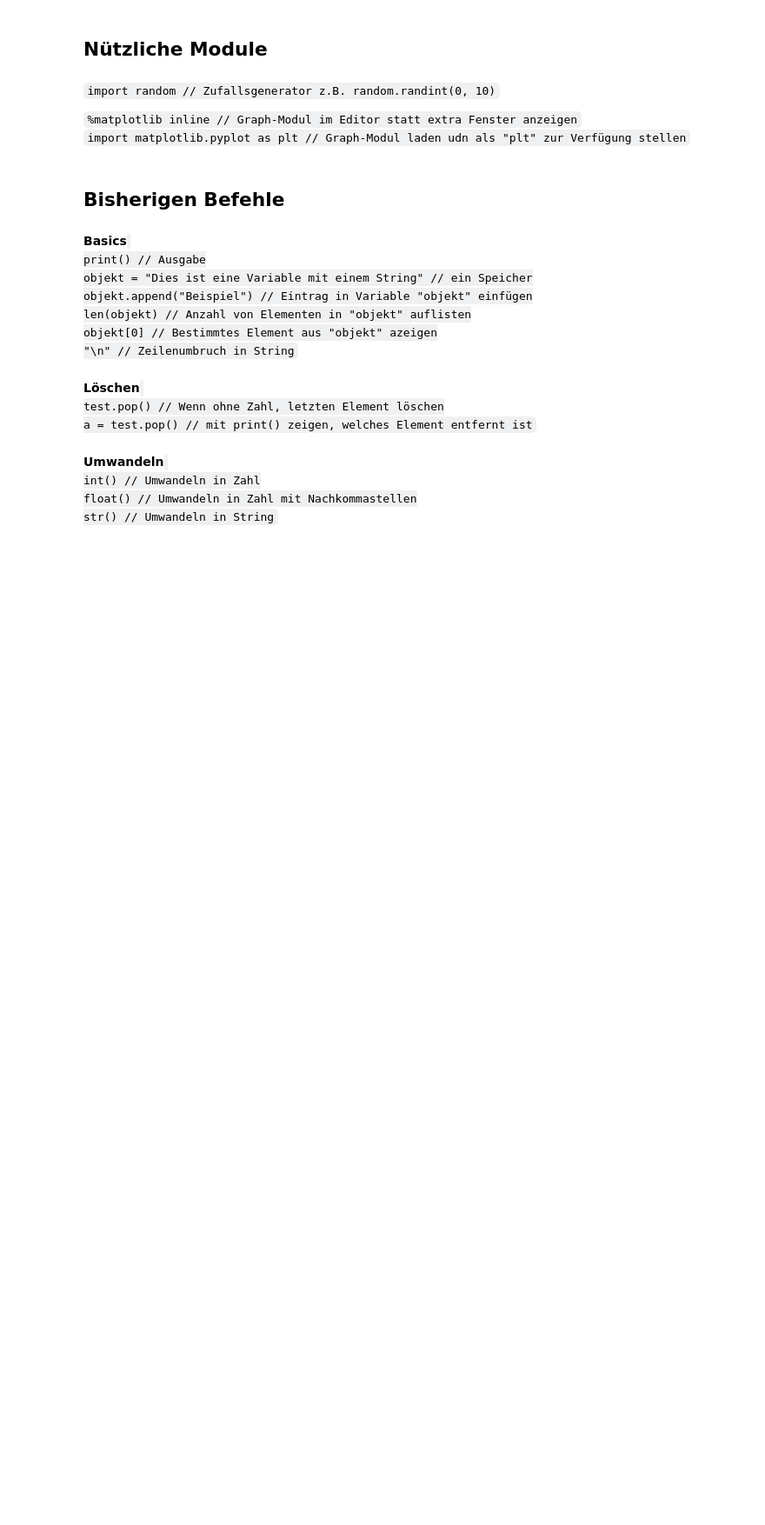
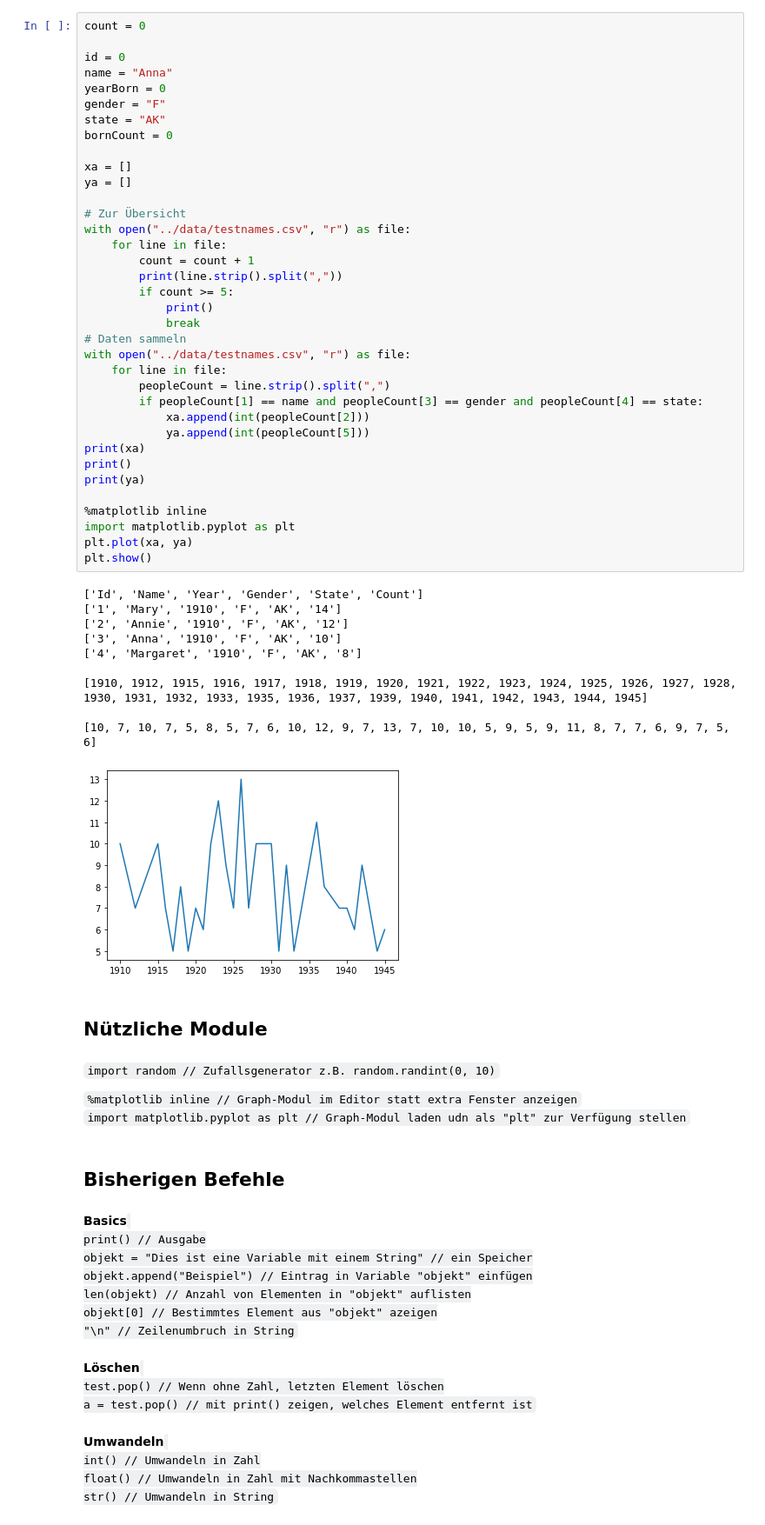
Before and after one commit to ViktorXs/learning-python, a Jupyter notebook: notebook-files/eigene_uebungen/Eigene Übungen.ipynb, the cells around one changed output. Shown: that part at 87% size. Saved outputs shown, nothing was run; the diff lists cells and outputs as text; blank space fills up the shorter version.

```diff
--- a/notebook-files/eigene_uebungen/Eigene Übungen.ipynb
+++ b/notebook-files/eigene_uebungen/Eigene Übungen.ipynb
@@ -3,3 +4,50 @@
+# %%
+count = 0
+
+id = 0
+name = "Anna"
+yearBorn = 0
+gender = "F"
+state = "AK"
+bornCount = 0
+
+xa = []
+ya = []
+
+# Zur Übersicht
+with open("../data/testnames.csv", "r") as file:
+    for line in file:
+        count = count + 1
+        print(line.strip().split(","))
+        if count >= 5:
+            print()
+            break
+# Daten sammeln
+with open("../data/testnames.csv", "r") as file:
+    for line in file:
+        peopleCount = line.strip().split(",")
+        if peopleCount[1] == name and peopleCount[3] == gender and peopleCount[4] == state:
+            xa.append(int(peopleCount[2]))
+            ya.append(int(peopleCount[5]))
+print(xa)
+print()
+print(ya)
+
+%matplotlib inline
+import matplotlib.pyplot as plt
+plt.plot(xa, ya)
+plt.show()
+# %% [output]
+['Id', 'Name', 'Year', 'Gender', 'State', 'Count']
+['1', 'Mary', '1910', 'F', 'AK', '14']
+['2', 'Annie', '1910', 'F', 'AK', '12']
+['3', 'Anna', '1910', 'F', 'AK', '10']
+['4', 'Margaret', '1910', 'F', 'AK', '8']
+
+[1910, 1912, 1915, 1916, 1917, 1918, 1919, 1920, 1921, 1922, 1923, 1924, 1925, 1926, 1927, 1928, 1930, 1931, 1932, 1933, 1935, 1936, 1937, 1939, 1940, 1941, 1942, 1943, 1944, 1945]
+
+[10, 7, 10, 7, 5, 8, 5, 7, 6, 10, 12, 9, 7, 13, 7, 10, 10, 5, 9, 5, 9, 11, 8, 7, 7, 6, 9, 7, 5, 6]
+[figure, added]
 # %% [markdown]
 ## Nützliche Module
 # %% [markdown]
```
Also changed, not shown: parts of 4 cells of this notebook, 6 other files.
